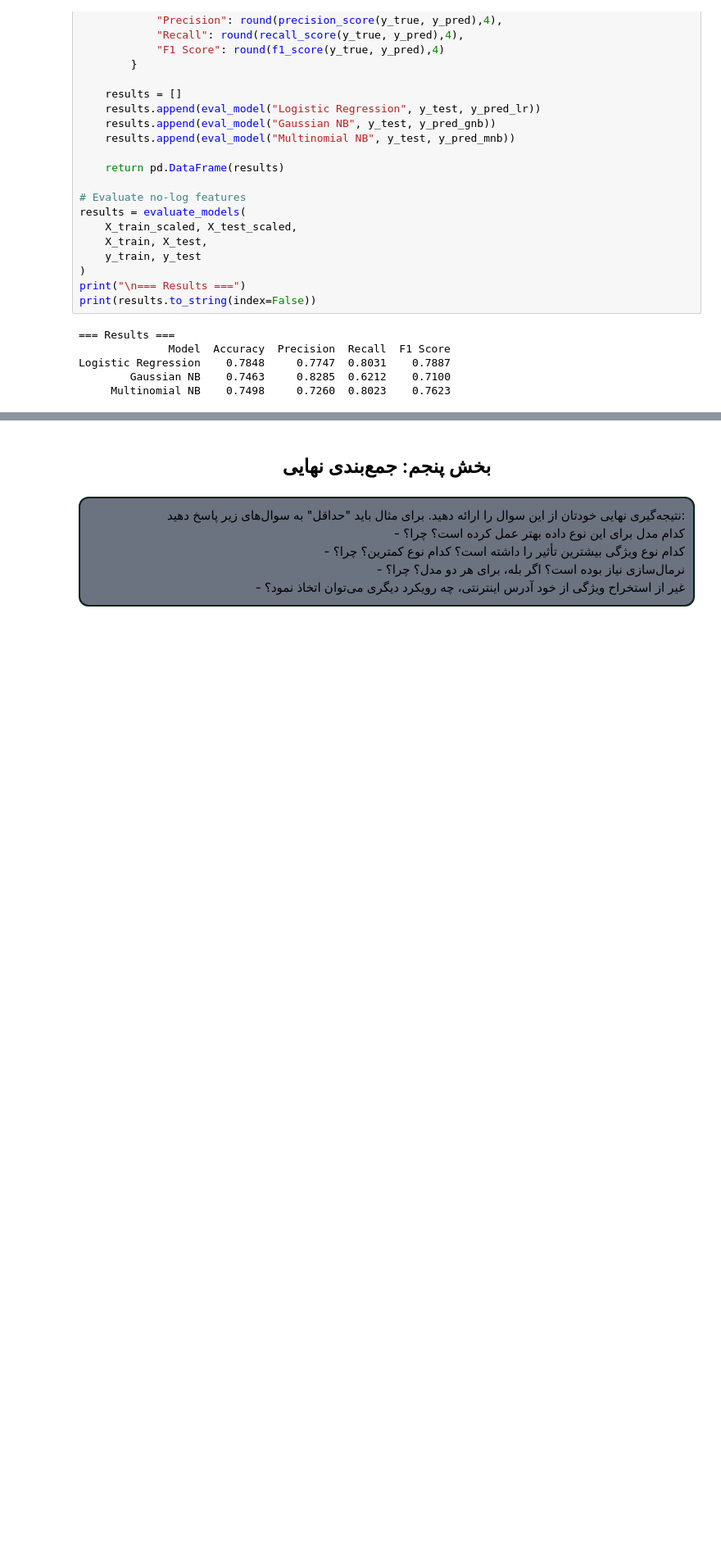
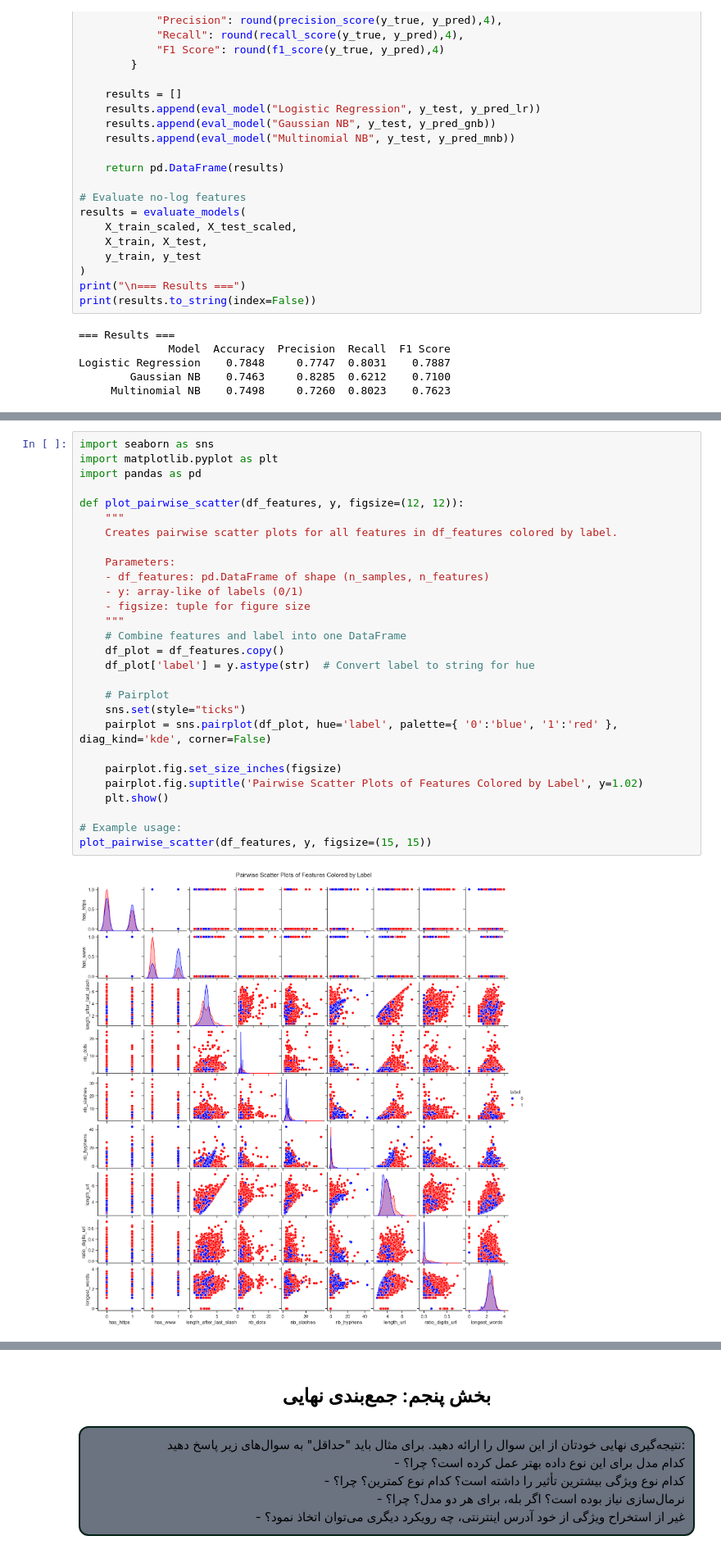
Before and after one commit to NavidAdib98/NLP___spam-detection__URL-phishing-detection, a Jupyter notebook: NLP_HW2.ipynb, the cells around one changed output, grey strips where cells are left out. Shown at 82% size. Cells and saved outputs as stored; diff of their text form; blank space fills up the shorter version.

```diff
--- a/NLP_HW2.ipynb
+++ b/NLP_HW2.ipynb
@@ -1614,0 +1772,30 @@ Logistic Regression    0.7848     0.7747  0.8031    0.7887
+# %%
+import seaborn as sns
+import matplotlib.pyplot as plt
+import pandas as pd
+
+def plot_pairwise_scatter(df_features, y, figsize=(12, 12)):
+    """
+    Creates pairwise scatter plots for all features in df_features colored by label.
+
+    Parameters:
+    - df_features: pd.DataFrame of shape (n_samples, n_features)
+    - y: array-like of labels (0/1)
+    - figsize: tuple for figure size
+    """
+    # Combine features and label into one DataFrame
+    df_plot = df_features.copy()
+    df_plot['label'] = y.astype(str)  # Convert label to string for hue
+
+    # Pairplot
+    sns.set(style="ticks")
+    pairplot = sns.pairplot(df_plot, hue='label', palette={ '0':'blue', '1':'red' }, diag_kind='kde', corner=False)
+
+    pairplot.fig.set_size_inches(figsize)
+    pairplot.fig.suptitle('Pairwise Scatter Plots of Features Colored by Label', y=1.02)
+    plt.show()
+
+# Example usage:
+plot_pairwise_scatter(df_features, y, figsize=(15, 15))
+# %% [output]
+[figure, added]
```
Also changed, not shown: parts of 8 cells of this notebook, 1 other file.
